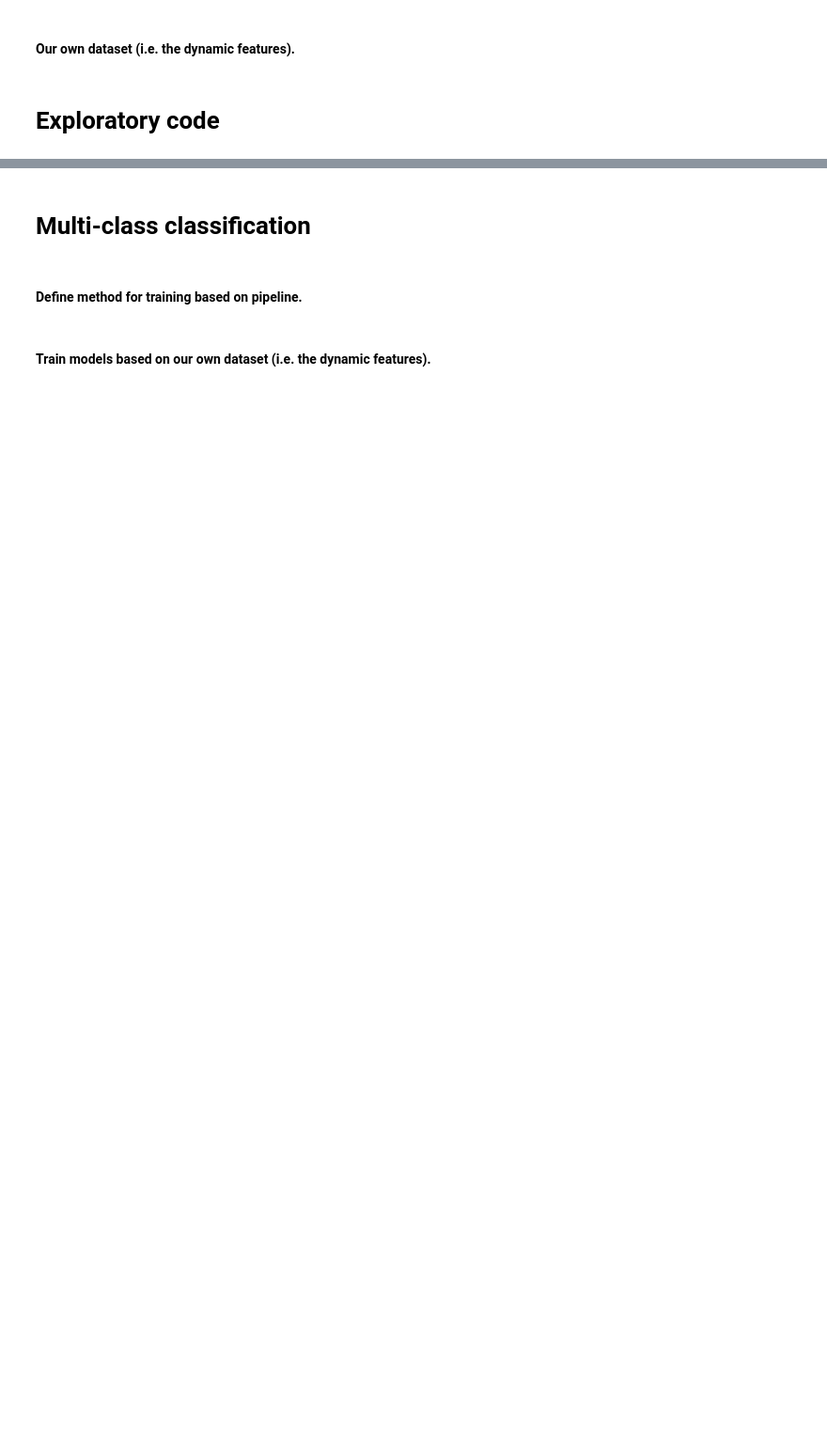
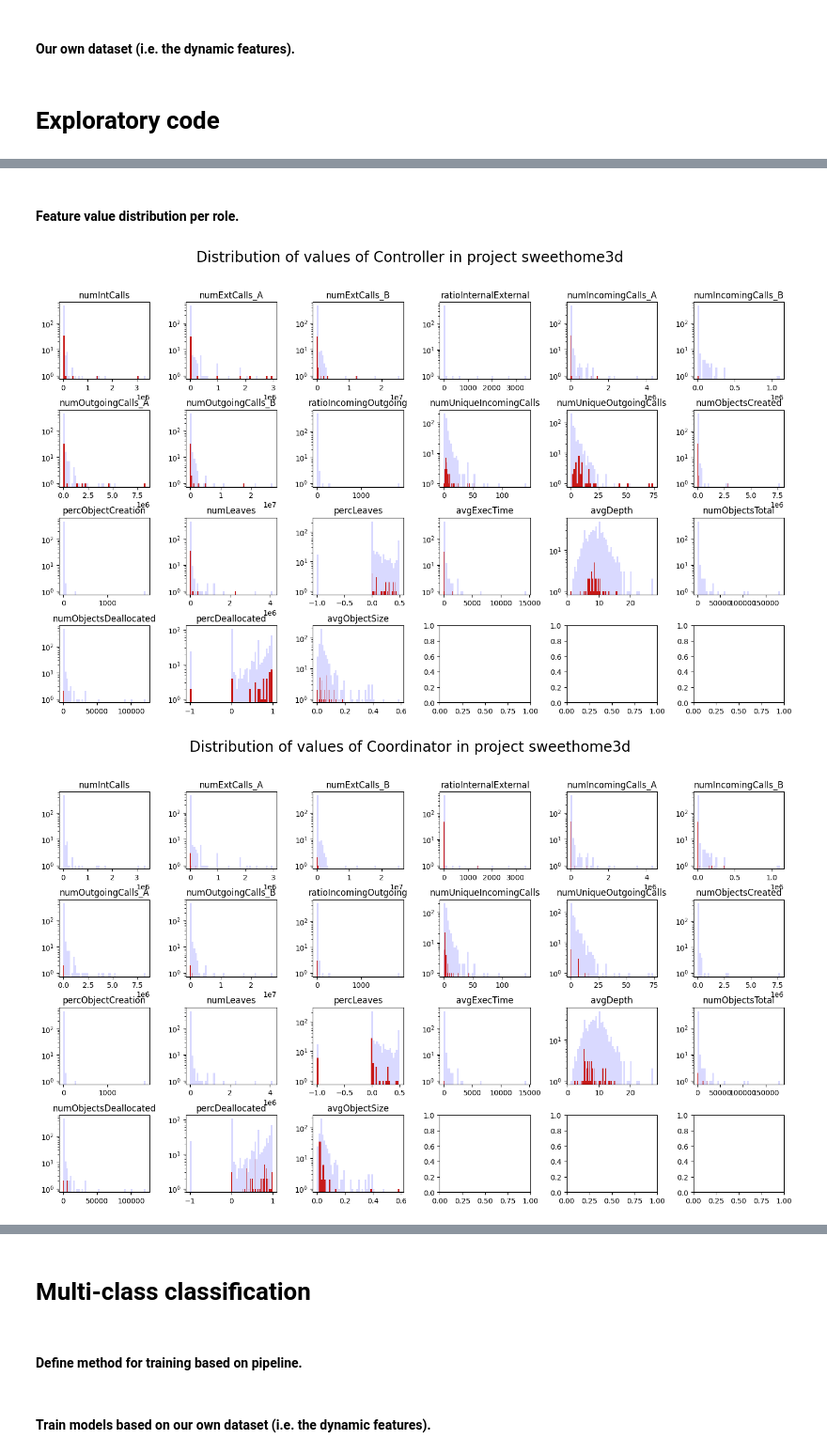
Before and after one commit to Mboopi/JavaClassClassification, a Jupyter notebook: classification_experiment/sweethome3d/classification.ipynb, the cells around one changed output, grey strips where cells are left out. Shown at 94% size. Saved outputs shown, nothing was run; the diff lists cells and outputs as text; code cells hidden in the pictures; blank space fills up the shorter version.

```diff
--- a/classification_experiment/sweethome3d/classification.ipynb
+++ b/classification_experiment/sweethome3d/classification.ipynb
@@ -324,0 +252,30 @@ NameError: name 'ADASYN' is not defined
+# %% [markdown]
+#### Feature value distribution per role.
+# %%
+def plot_feat_val_dist(X, y, role):
+    dataset = pd.concat([X, y], axis=1)
+    X_role = dataset[dataset["label"] == role]#.drop(columns=["className"])
+    X_role = X_role.drop(columns=["label"])
+
+    columns = X_role.columns.tolist()
+    num_features = X_role.shape[1]
+
+    fig, axs = plt.subplots(nrows=4, ncols=6, figsize=(18, 10))
+    fig.suptitle(f"Distribution of values of {role} in project {PROJECT_NAME}", fontsize=20)
+    axs = axs.flatten()
+    for i in range(num_features):
+        col_name = columns[i]
+        axs[i].hist(X[col_name], bins=50, color="blue", alpha=0.15, log=True)
+        axs[i].hist(X_role[col_name], bins=50, color=PRIMARY_COLOR, log=True)
+
+        axs[i].set_title(col_name)
+
+    plt.subplots_adjust(wspace=0.4, hspace=0.4)
+    plt.show()
+
+
+for role in LABELS:
+    plot_feat_val_dist(X, y, role)
+# %% [output]
+[figure, added]
+[figure, added]
```
Also changed, not shown: parts of 44 cells of this notebook.
